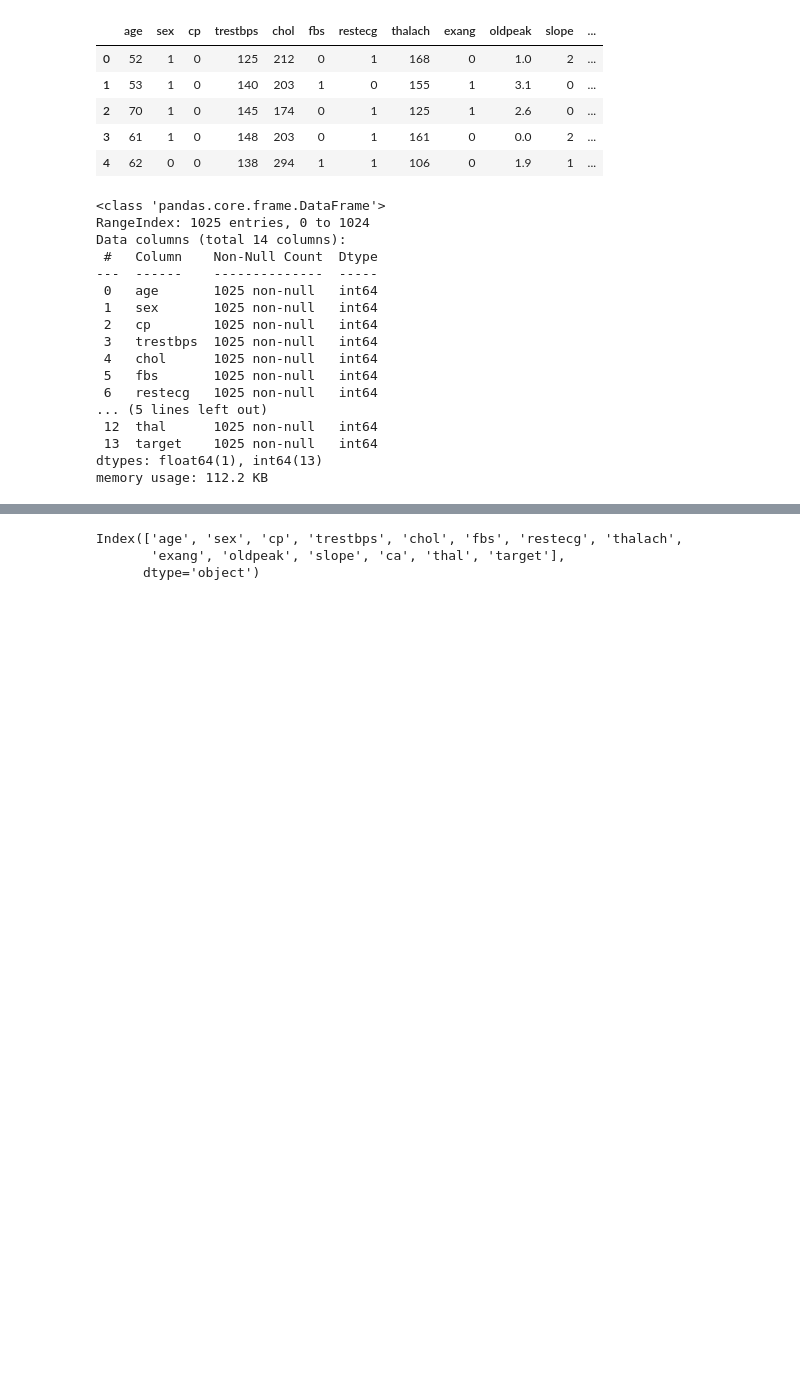
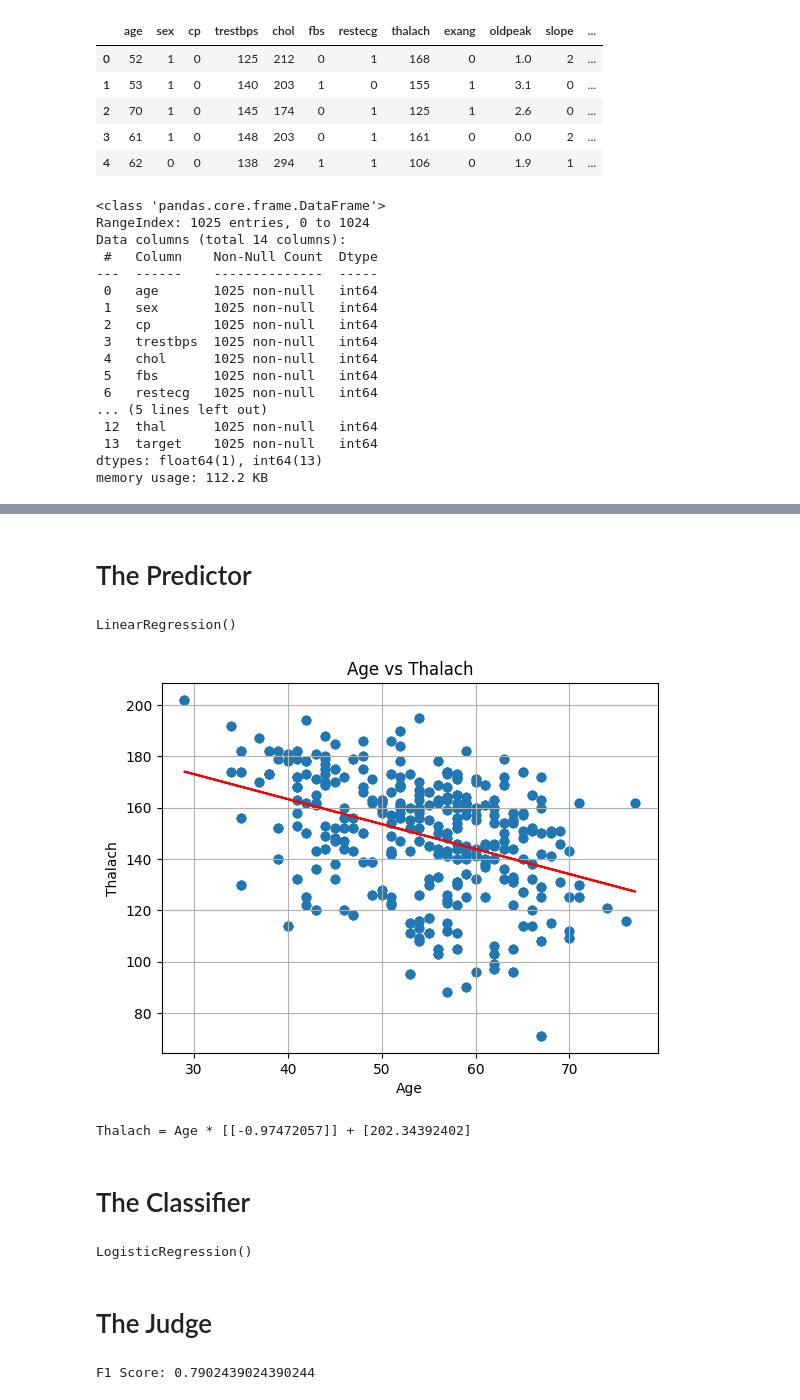
Before and after one commit to aBDULQADARmANASAWALA/AbdulqadarManasawala_techai_tasks, a Jupyter notebook: Abdulqadar_TechAI_Task_3.ipynb, the cells around one changed output, grey strips where cells are left out. Cells and saved outputs as stored; diff of their text form; code cells hidden in the pictures; blank space fills up the shorter version.

```diff
--- a/Abdulqadar_TechAI_Task_3.ipynb
+++ b/Abdulqadar_TechAI_Task_3.ipynb
@@ -46,6 +38,35 @@ df.describe()
 # %%
-df.columns
+y = df['target']
+X = df.drop(columns=['target'])
-# %% [output]
-Index(['age', 'sex', 'cp', 'trestbps', 'chol', 'fbs', 'restecg', 'thalach',
-       'exang', 'oldpeak', 'slope', 'ca', 'thal', 'target'],
-      dtype='object')
+# %% [markdown]
+# The Predictor
+# %%
+X = df[['age']]
+y = df[['thalach']]
+# %%
+# split into train test
+from sklearn.model_selection import train_test_split
+X_train, X_test, y_train, y_test = train_test_split(X, y, test_size=0.2, random_state=42)
+# %%
+# train lin reg model
+from sklearn.linear_model import LinearRegression
+lin_model = LinearRegression()
+lin_model.fit(X_train, y_train)
+# %% [output]
+LinearRegression()
+# %%
+# scatter plot of age vs thalach
+import matplotlib.pyplot as plt
+plt.scatter(X, y)
+plt.plot(X, lin_model.predict(X), color='red')
+plt.xlabel('Age')
+plt.ylabel('Thalach')
+plt.title('Age vs Thalach')
+plt.grid()
+plt.show()
+print(f'Thalach = Age * {lin_model.coef_} + {lin_model.intercept_}')
+# %% [output]
+[figure, added]
+Thalach = Age * [[-0.97472057]] + [202.34392402]
+# %% [markdown]
+# The Classifier
@@ -51,0 +78,9 @@ Index(['age', 'sex', 'cp', 'trestbps', 'chol', 'fbs', 'restecg', 'thalach',
+# %%
+# logistic regression
+from sklearn.linear_model import LogisticRegression
+log_model = LogisticRegression()
+log_model.fit(X_train2, y_train2)
+# %% [output]
+LogisticRegression()
+# %% [markdown]
+# The Judge
@@ -51,0 +89,7 @@ Index(['age', 'sex', 'cp', 'trestbps', 'chol', 'fbs', 'restecg', 'thalach',
+# %%
+# f1 score
+from sklearn.metrics import f1_score
+f1 = f1_score(y_test2, y_pred)
+print(f'F1 Score: {f1}')
+# %% [output]
+F1 Score: 0.7902439024390244
```
Also changed, not shown: parts of 12 cells of this notebook, 4 other files.
